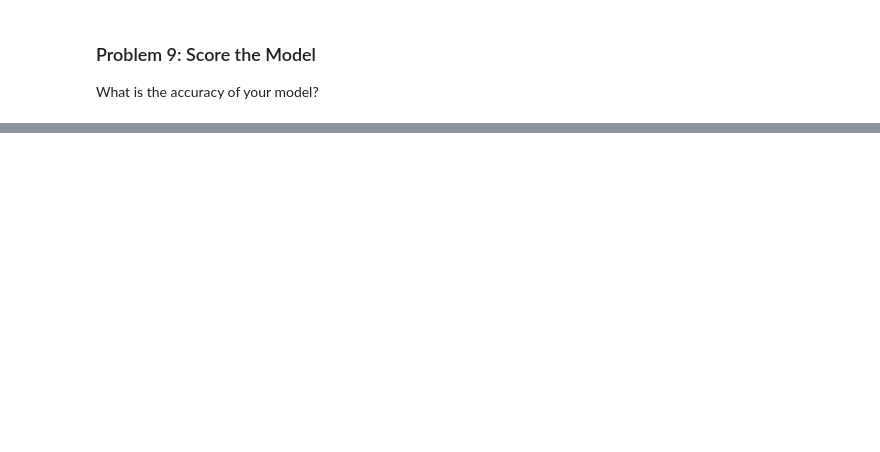
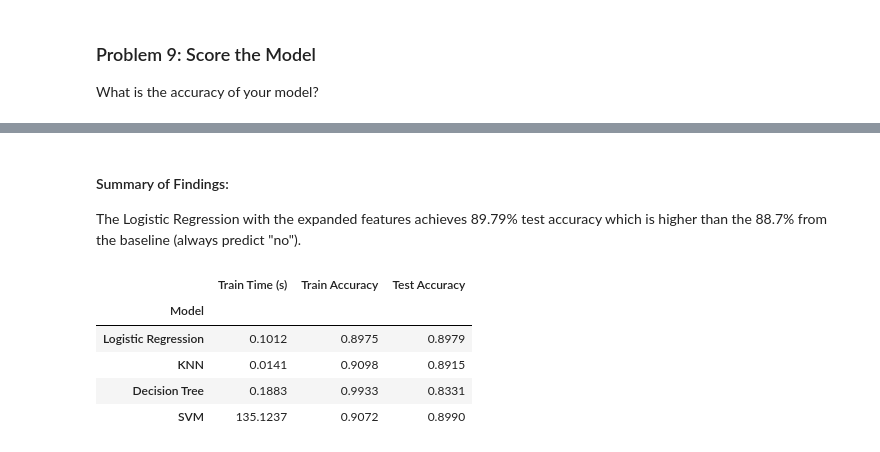
Before and after one commit to AmrElbagoury/bank-marketing-campaign, a Jupyter notebook: bank_analysis.ipynb, the cells around one changed output, grey strips where cells are left out. Drawn from its saved outputs; the diff is of its cells as text; code cells hidden in the pictures; blank space fills up the shorter version.

```diff
--- a/bank_analysis.ipynb
+++ b/bank_analysis.ipynb
@@ -444,0 +511,39 @@ Two improvements are applied:
+# %% [markdown]
+#### Summary of Findings:
+
+The Logistic Regression with the expanded features achieves 89.79% test accuracy which is higher than the 88.7% from the baseline (always predict "no").
+# %%
+## Model Comparison
+
+models = {
+    'Logistic Regression': LogisticRegression(max_iter=1000, random_state=42),
+    'KNN':                 KNeighborsClassifier(),
+    'Decision Tree':       DecisionTreeClassifier(random_state=42),
+    'SVM':                 SVC(random_state=42),
+}
+
+results = []
+for name, model in models.items():
+    start = time.time()
+    model.fit(X_train_scaled, y_train)
+    train_time = time.time() - start
+
+    train_acc = model.score(X_train_scaled, y_train)
+    test_acc  = model.score(X_test_scaled,  y_test)
+
+    results.append({
+        'Model':          name,
+        'Train Time (s)': round(train_time, 4),
+        'Train Accuracy': round(train_acc,  4),
+        'Test Accuracy':  round(test_acc,   4),
+    })
+
+results_df = pd.DataFrame(results).set_index('Model')
+results_df
+# %% [output]
+|  | Train Time (s) | Train Accuracy | Test Accuracy |
+| Model |  |  |  |
+| Logistic Regression | 0.1012 | 0.8975 | 0.8979 |
+| KNN | 0.0141 | 0.9098 | 0.8915 |
+| Decision Tree | 0.1883 | 0.9933 | 0.8331 |
+| SVM | 135.1237 | 0.9072 | 0.8990 |
```
Also changed, not shown: parts of 45 cells of this notebook, 1 other file.
